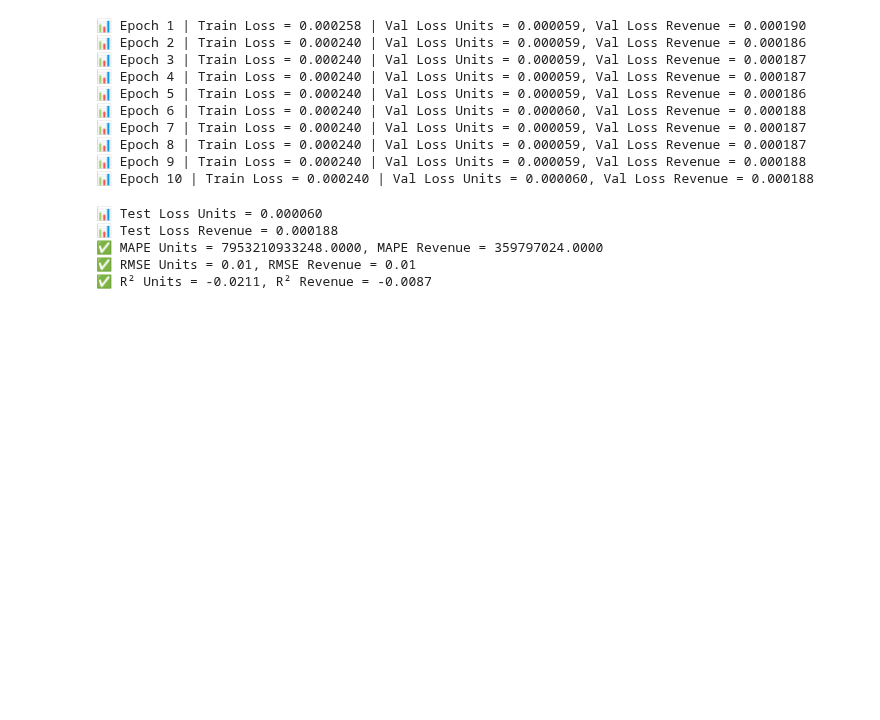
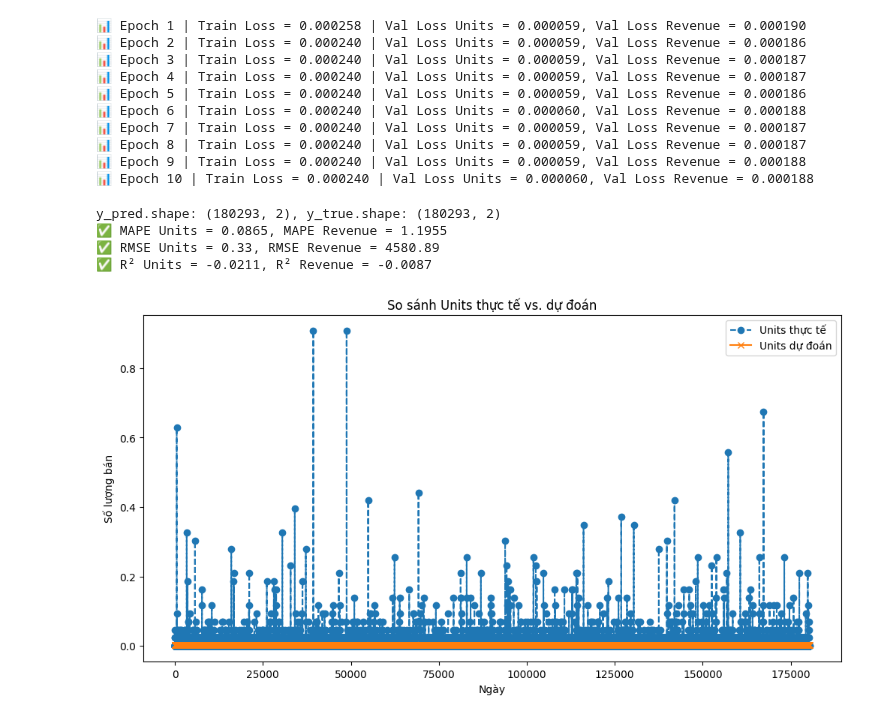
Before and after one commit to HaiAu2501/Try-Some-Models, a Jupyter notebook: source/LSTM1.ipynb, the cells around one changed output. Saved outputs shown, nothing was run; the diff lists cells and outputs as text; code cells hidden in the pictures; blank space fills up the shorter version.

```diff
--- a/source/LSTM1.ipynb
+++ b/source/LSTM1.ipynb
@@ -171,6 +171,7 @@ with torch.no_grad():
     for X_batch, y_batch in test_loader:
         X_batch = X_batch.to(device)
         y_batch = y_batch.cpu().numpy()  # Chuyển y thật về CPU
+
         y_pred_batch = model(X_batch).cpu().numpy()  # Chuyển kết quả về CPU
 
         y_pred.append(y_pred_batch)
@@ -179,6 +180,13 @@ with torch.no_grad():
 # Chuyển danh sách thành mảng numpy
 y_pred = np.concatenate(y_pred, axis=0)
 y_true = np.concatenate(y_true, axis=0)
+
+# 📌 Kiểm tra kích thước để tránh lỗi IndexError
+print(f"y_pred.shape: {y_pred.shape}, y_true.shape: {y_true.shape}")
+
+# Chuyển dữ liệu về giá trị gốc
+y_pred = scaler_y.inverse_transform(y_pred)
+y_true = scaler_y.inverse_transform(y_true)
 
 # Tách dữ liệu dự đoán cho Units và Revenue
 y_pred_units, y_pred_revenue = y_pred[:, 0], y_pred[:, 1]
@@ -195,18 +203,27 @@ r2_units = r2_score(y_true_units, y_pred_units)
 r2_revenue = r2_score(y_true_revenue, y_pred_revenue)
 
 # 📊 In kết quả
-print(f"📊 Test Loss Units = {test_loss_units/len(test_loader):.6f}")
-print(f"📊 Test Loss Revenue = {test_loss_revenue/len(test_loader):.6f}")
-
 print(f"✅ MAPE Units = {mape_units:.4f}, MAPE Revenue = {mape_revenue:.4f}")
 print(f"✅ RMSE Units = {rmse_units:.2f}, RMSE Revenue = {rmse_revenue:.2f}")
 print(f"✅ R² Units = {r2_units:.4f}, R² Revenue = {r2_revenue:.4f}")
 # %% [output]
-📊 Test Loss Units = 0.000060
-📊 Test Loss Revenue = 0.000188
-✅ MAPE Units = 7953210933248.0000, MAPE Revenue = 359797024.0000
-✅ RMSE Units = 0.01, RMSE Revenue = 0.01
+y_pred.shape: (180293, 2), y_true.shape: (180293, 2)
+✅ MAPE Units = 0.0865, MAPE Revenue = 1.1955
+✅ RMSE Units = 0.33, RMSE Revenue = 4580.89
 ✅ R² Units = -0.0211, R² Revenue = -0.0087
 # %%
 #save model
 torch.save(model.state_dict(), 'LSTM1_modeltorch.pth')
+# %%
+import matplotlib.pyplot as plt
+
+plt.figure(figsize=(12, 6))
+plt.plot(y_true_units, label="Units thực tế", marker='o', linestyle='dashed')
+plt.plot(y_pred_units, label="Units dự đoán", marker='x')
+plt.title("So sánh Units thực tế vs. dự đoán")
+plt.xlabel("Ngày")
+plt.ylabel("Số lượng bán")
+plt.legend()
+plt.show()
+# %% [output]
+[figure, added]
```
Also changed, not shown: parts of 1 cell of this notebook.
